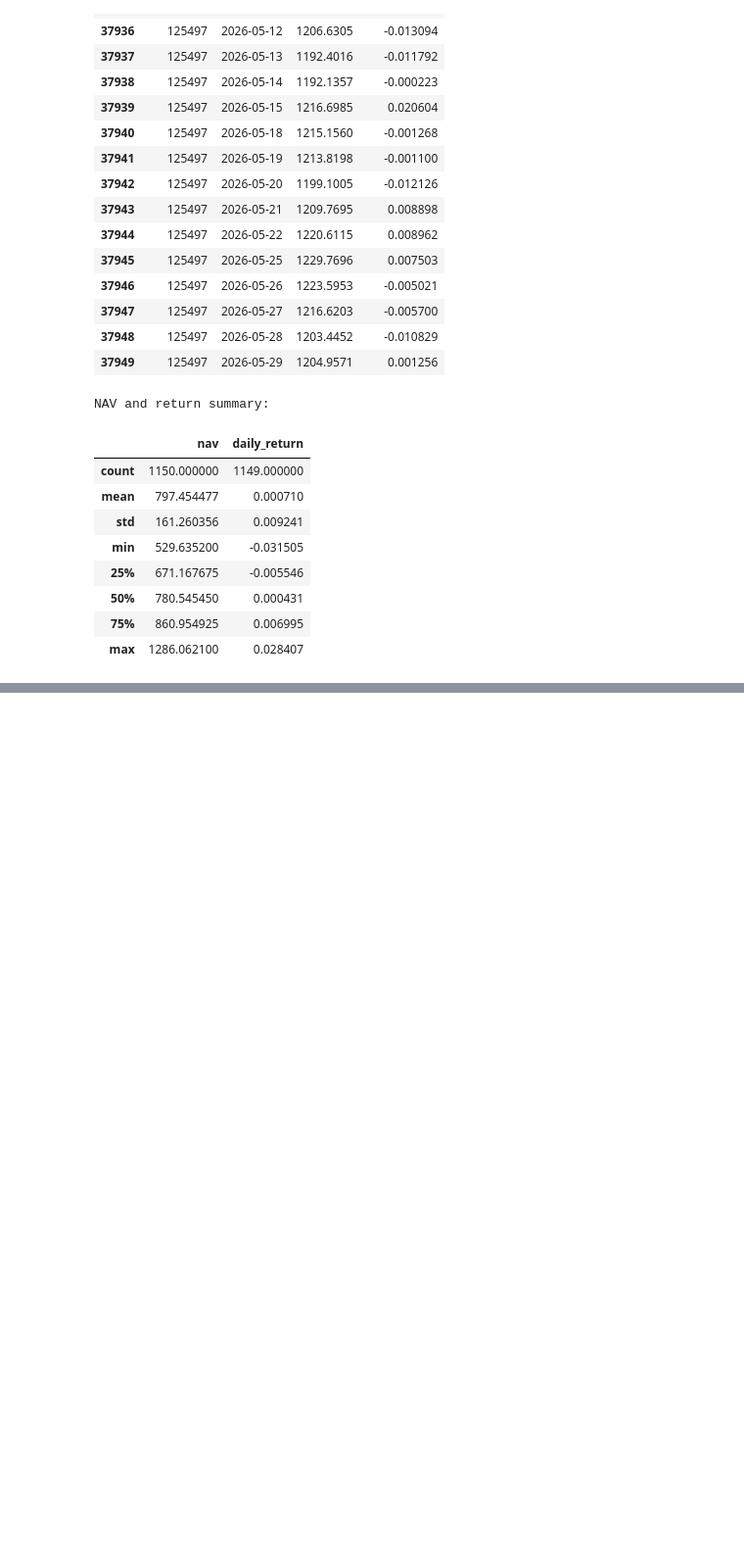
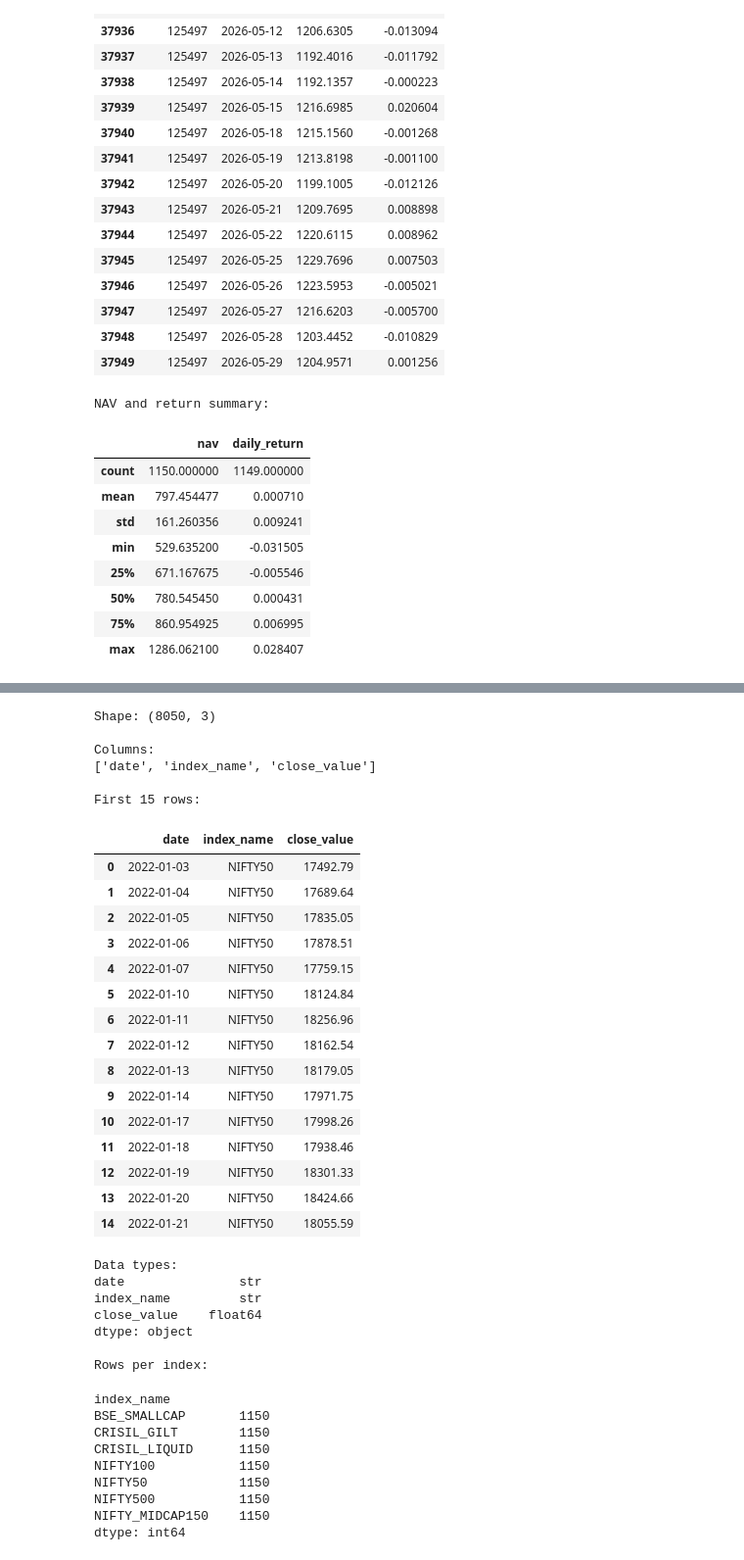
Before and after one commit to PranavAseriz011/Mutual-Fund-Analytics, a Jupyter notebook: notebooks/Performance_Analytics.ipynb, the cells around one changed output, grey strips where cells are left out. Shown at 98% size. Drawn from its saved outputs; the diff is of its cells as text; code cells hidden in the pictures; blank space fills up the shorter version.

```diff
--- a/notebooks/Performance_Analytics.ipynb
+++ b/notebooks/Performance_Analytics.ipynb
@@ -1184,0 +1612,58 @@ NAV and return summary:
+# %%
+# STEP 26: Inspect raw benchmark data
+
+raw_benchmark_path = PROJECT_DIR / "data" / "raw" / "10_benchmark_indices.csv"
+
+raw_benchmark_df = pd.read_csv(raw_benchmark_path)
+
+print("Shape:", raw_benchmark_df.shape)
+print("\nColumns:")
+print(raw_benchmark_df.columns.tolist())
+
+print("\nFirst 15 rows:")
+display(raw_benchmark_df.head(15))
+
+print("\nData types:")
+print(raw_benchmark_df.dtypes)
+
+print("\nRows per index:")
+display(raw_benchmark_df.groupby("index_name").size())
+# %% [output]
+Shape: (8050, 3)
+
+Columns:
+['date', 'index_name', 'close_value']
+
+First 15 rows:
+|  | date | index_name | close_value |
+| 0 | 2022-01-03 | NIFTY50 | 17492.79 |
+| 1 | 2022-01-04 | NIFTY50 | 17689.64 |
+| 2 | 2022-01-05 | NIFTY50 | 17835.05 |
+| 3 | 2022-01-06 | NIFTY50 | 17878.51 |
+| 4 | 2022-01-07 | NIFTY50 | 17759.15 |
+| 5 | 2022-01-10 | NIFTY50 | 18124.84 |
+| 6 | 2022-01-11 | NIFTY50 | 18256.96 |
+| 7 | 2022-01-12 | NIFTY50 | 18162.54 |
+| 8 | 2022-01-13 | NIFTY50 | 18179.05 |
+| 9 | 2022-01-14 | NIFTY50 | 17971.75 |
+| 10 | 2022-01-17 | NIFTY50 | 17998.26 |
+| 11 | 2022-01-18 | NIFTY50 | 17938.46 |
+| 12 | 2022-01-19 | NIFTY50 | 18301.33 |
+| 13 | 2022-01-20 | NIFTY50 | 18424.66 |
+| 14 | 2022-01-21 | NIFTY50 | 18055.59 |
+Data types:
+date               str
+index_name         str
+close_value    float64
+dtype: object
+
+Rows per index:
+index_name
+BSE_SMALLCAP       1150
+CRISIL_GILT        1150
+CRISIL_LIQUID      1150
+NIFTY100           1150
+NIFTY50            1150
+NIFTY500           1150
+NIFTY_MIDCAP150    1150
+dtype: int64
```
Also changed, not shown: parts of 11 cells of this notebook.
